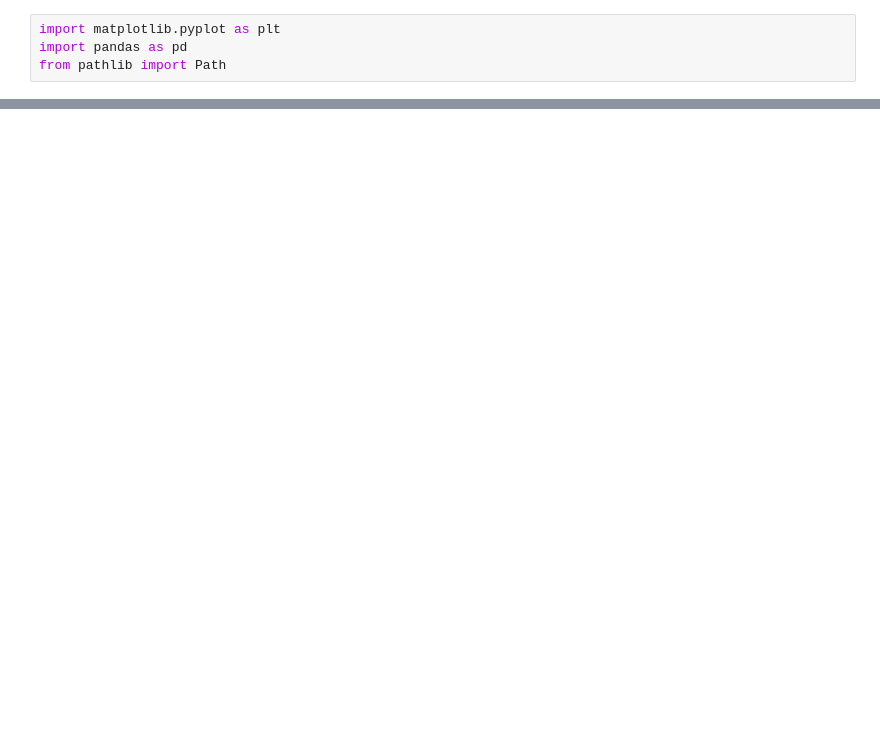
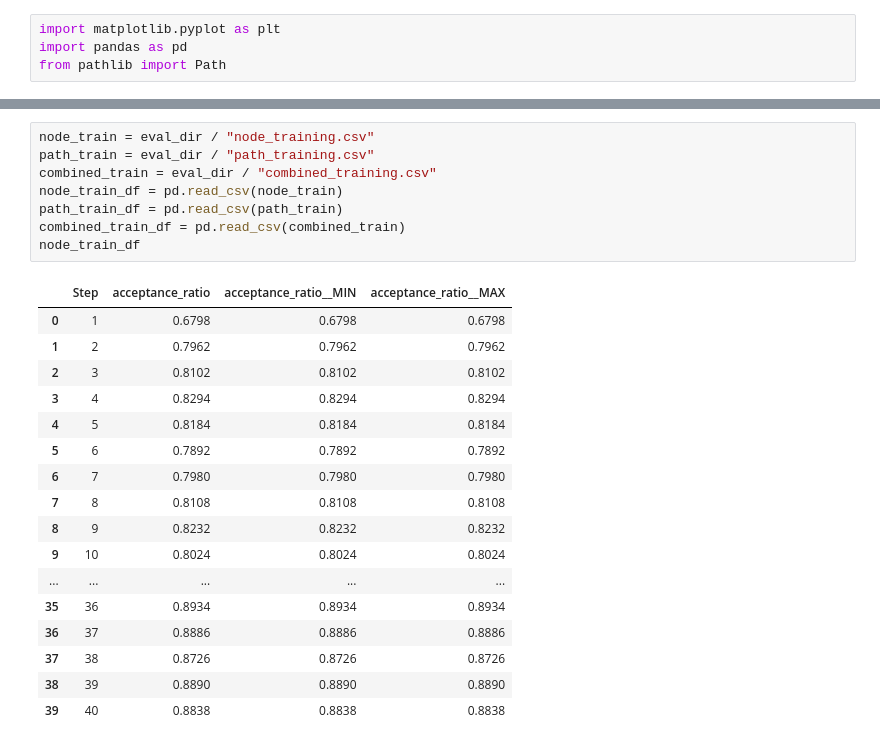
Before and after one commit to micdoh/vone_drl, a Jupyter notebook: plots.ipynb, the cells around one changed output, grey strips where cells are left out. Drawn from its saved outputs; the diff is of its cells as text; blank space fills up the shorter version.

```diff
--- a/plots.ipynb
+++ b/plots.ipynb
@@ -49,0 +70,26 @@ plt.legend()
+# %%
+node_train = eval_dir / "node_training.csv"
+path_train = eval_dir / "path_training.csv"
+combined_train = eval_dir / "combined_training.csv"
+node_train_df = pd.read_csv(node_train)
+path_train_df = pd.read_csv(path_train)
+combined_train_df = pd.read_csv(combined_train)
+node_train_df
+# %% [output]
+|  | Step | acceptance_ratio | acceptance_ratio__MIN | acceptance_ratio__MAX |
+| 0 | 1 | 0.6798 | 0.6798 | 0.6798 |
+| 1 | 2 | 0.7962 | 0.7962 | 0.7962 |
+| 2 | 3 | 0.8102 | 0.8102 | 0.8102 |
+| 3 | 4 | 0.8294 | 0.8294 | 0.8294 |
+| 4 | 5 | 0.8184 | 0.8184 | 0.8184 |
+| 5 | 6 | 0.7892 | 0.7892 | 0.7892 |
+| 6 | 7 | 0.7980 | 0.7980 | 0.7980 |
+| 7 | 8 | 0.8108 | 0.8108 | 0.8108 |
+| 8 | 9 | 0.8232 | 0.8232 | 0.8232 |
+| 9 | 10 | 0.8024 | 0.8024 | 0.8024 |
+| ... | ... | ... | ... | ... |
+| 35 | 36 | 0.8934 | 0.8934 | 0.8934 |
+| 36 | 37 | 0.8886 | 0.8886 | 0.8886 |
+| 37 | 38 | 0.8726 | 0.8726 | 0.8726 |
+| 38 | 39 | 0.8890 | 0.8890 | 0.8890 |
+| 39 | 40 | 0.8838 | 0.8838 | 0.8838 |
```
Also changed, not shown: parts of 7 cells of this notebook.
